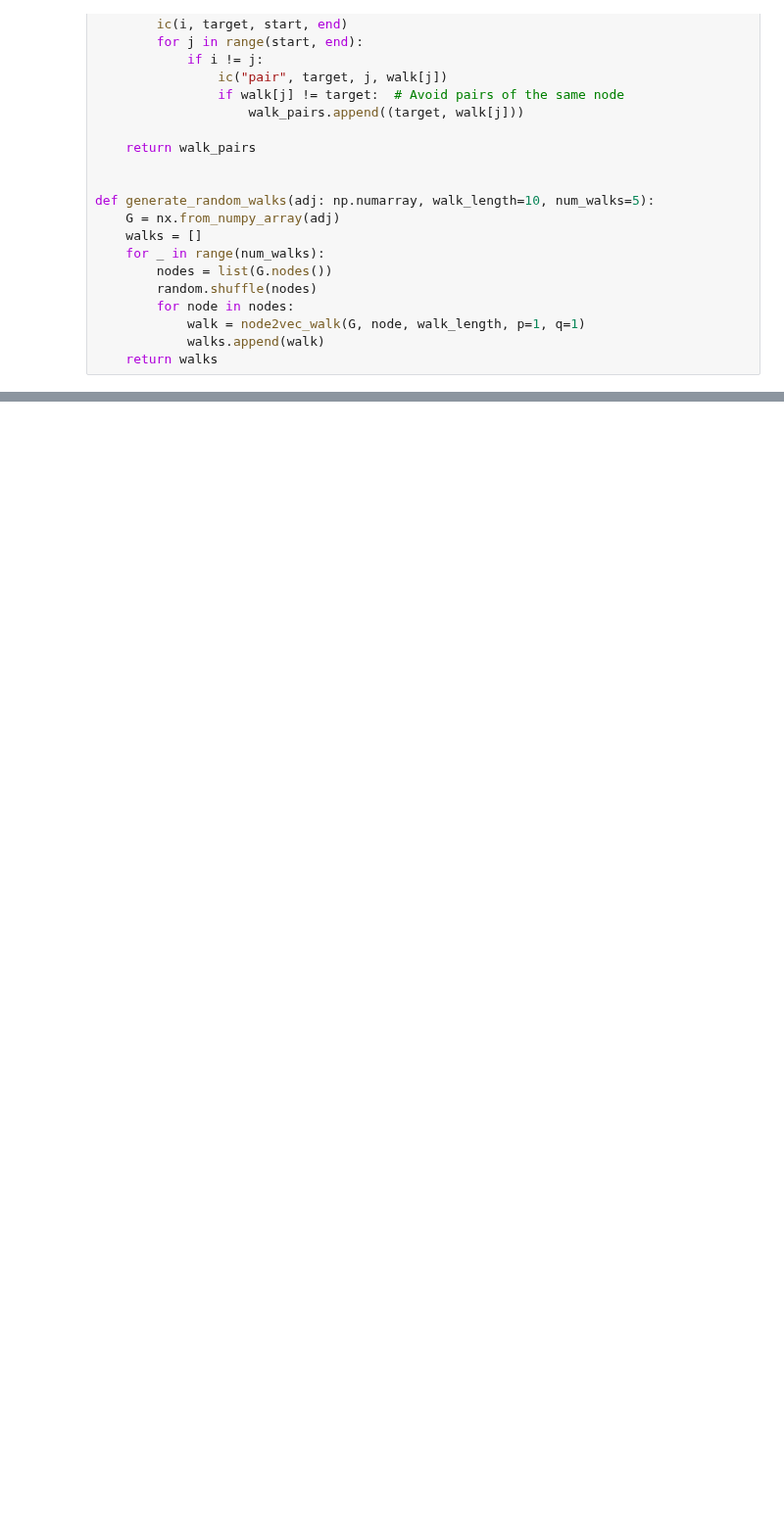
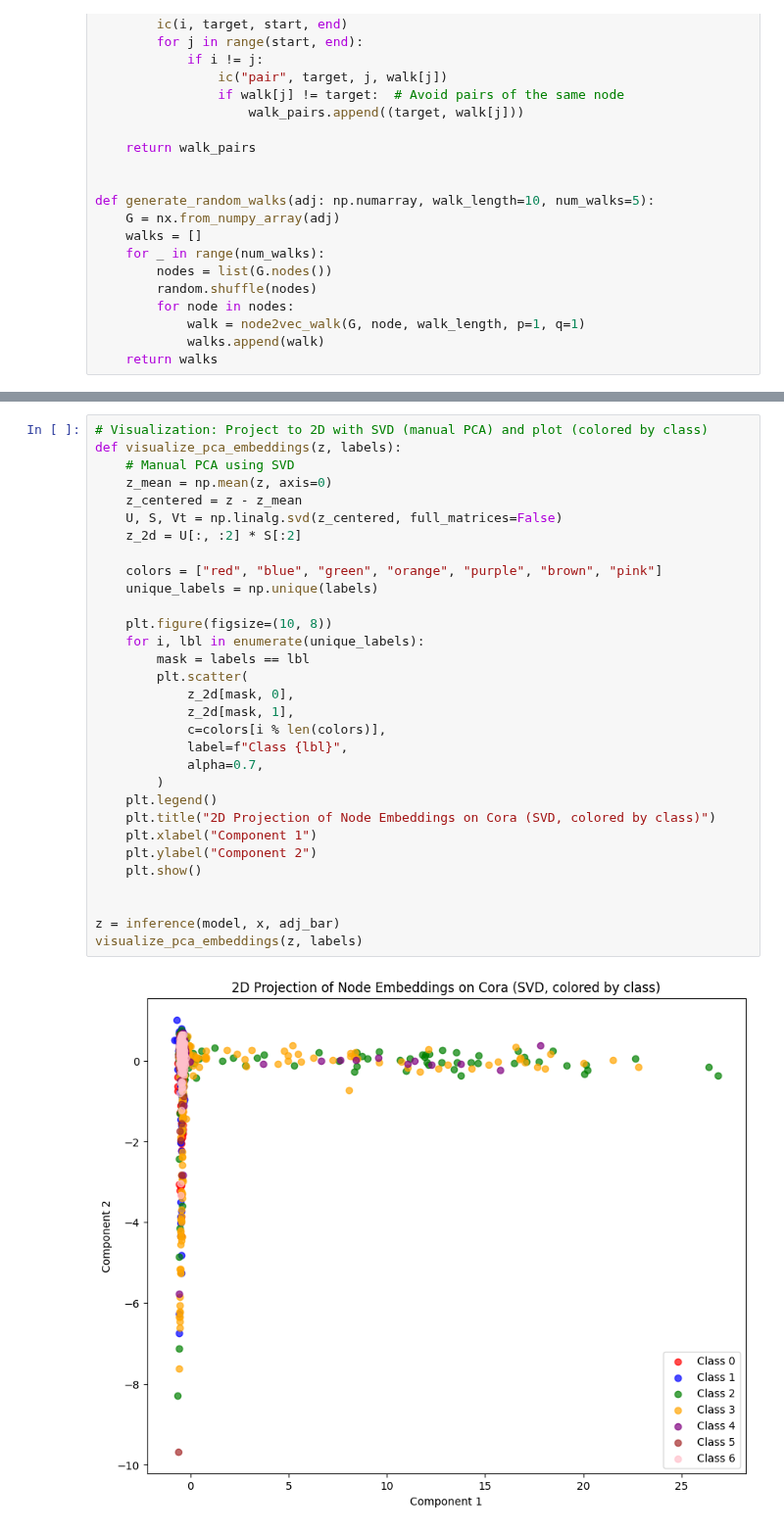
Before and after one commit to jean-kunz/cop_gnn, a Jupyter notebook: nbks/GCN-cora.ipynb, the cells around one changed output, grey strips where cells are left out. Shown at 98% size. Cells and saved outputs as stored; diff of their text form; blank space fills up the shorter version.

```diff
--- a/nbks/GCN-cora.ipynb
+++ b/nbks/GCN-cora.ipynb
@@ -433,0 +582,33 @@ if __name__ == "__main__":
+# %%
+# Visualization: Project to 2D with SVD (manual PCA) and plot (colored by class)
+def visualize_pca_embeddings(z, labels):
+    # Manual PCA using SVD
+    z_mean = np.mean(z, axis=0)
+    z_centered = z - z_mean
+    U, S, Vt = np.linalg.svd(z_centered, full_matrices=False)
+    z_2d = U[:, :2] * S[:2]
+
+    colors = ["red", "blue", "green", "orange", "purple", "brown", "pink"]
+    unique_labels = np.unique(labels)
+
+    plt.figure(figsize=(10, 8))
+    for i, lbl in enumerate(unique_labels):
+        mask = labels == lbl
+        plt.scatter(
+            z_2d[mask, 0],
+            z_2d[mask, 1],
+            c=colors[i % len(colors)],
+            label=f"Class {lbl}",
+            alpha=0.7,
+        )
+    plt.legend()
+    plt.title("2D Projection of Node Embeddings on Cora (SVD, colored by class)")
+    plt.xlabel("Component 1")
+    plt.ylabel("Component 2")
+    plt.show()
+
+
+z = inference(model, x, adj_bar)
+visualize_pca_embeddings(z, labels)
+# %% [output]
+[figure, added]
```
Also changed, not shown: parts of 21 cells of this notebook, 3 other files.
